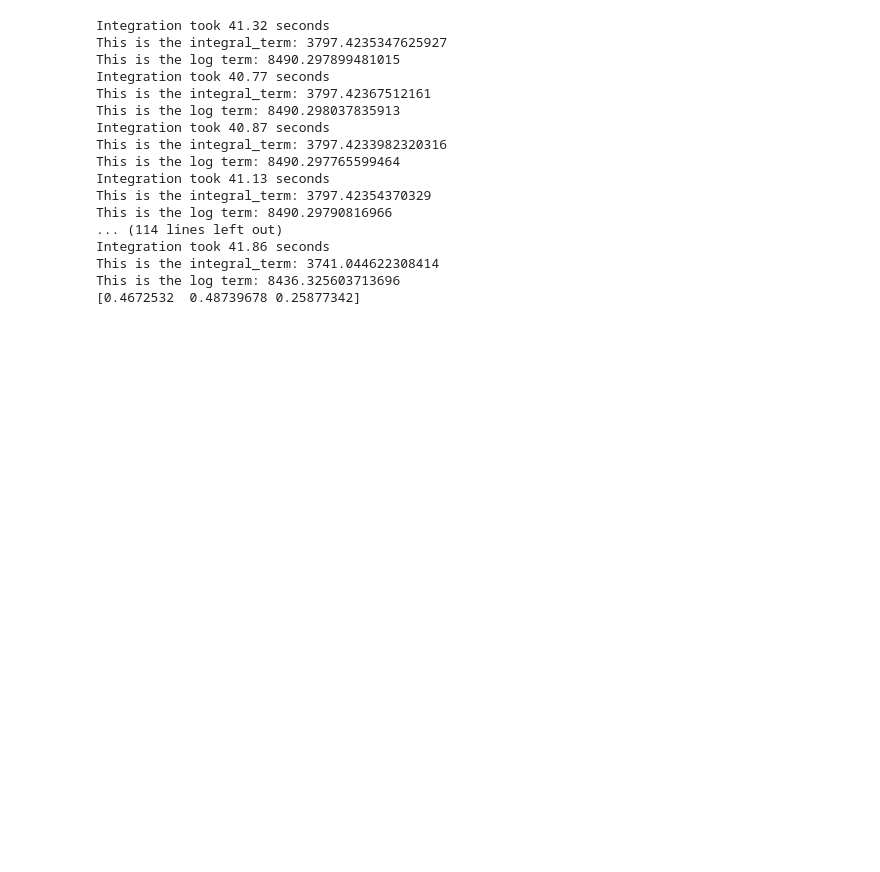
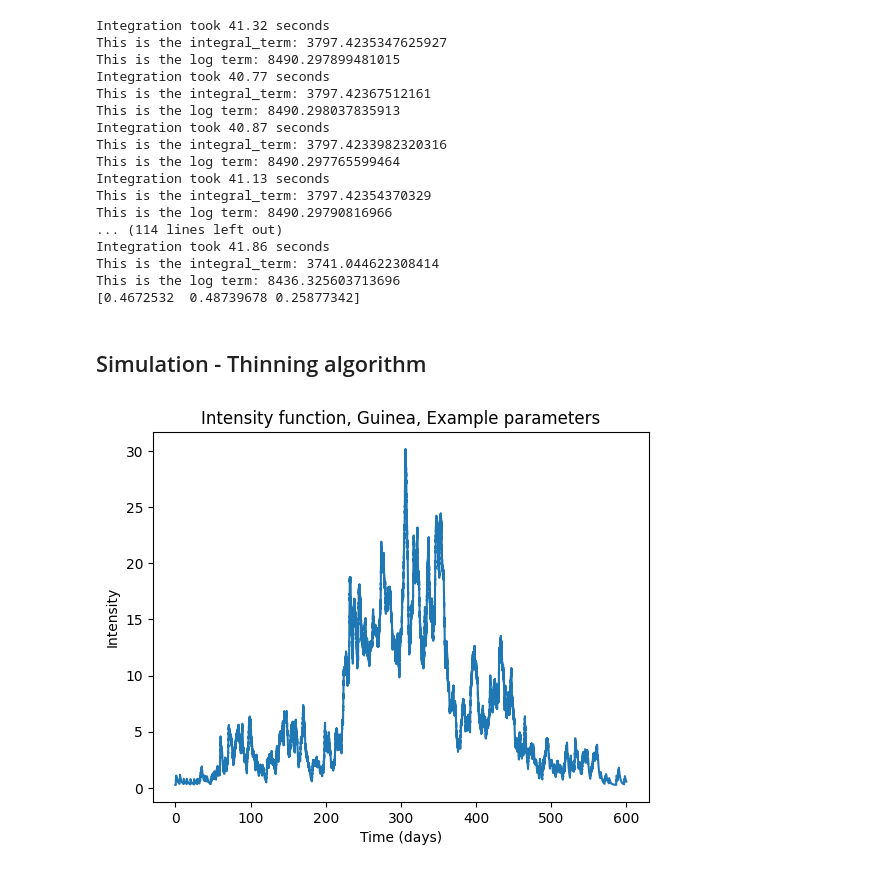
Before and after one commit to FormulaRabbit81/Group_Disease_2.0, a Jupyter notebook: Rough/Alex/ebola.ipynb, the cells around one changed output. Saved outputs shown, nothing was run; the diff lists cells and outputs as text; code cells hidden in the pictures; blank space fills up the shorter version.

Commit message:
simulation thinning algorithm

```diff
--- a/Rough/Alex/ebola.ipynb
+++ b/Rough/Alex/ebola.ipynb
@@ -610,3 +610,9 @@ Integration took 41.86 seconds
 This is the integral_term: 3741.044622308414
 This is the log term: 8436.325603713696
 [0.4672532  0.48739678 0.25877342]
+# %% [markdown]
+## Simulation - Thinning algorithm
+# %%
+intensity_plot(600, [0.4672532, 0.48739678, 0.25877342])
+# %% [output]
+[figure, added]
```
Also changed, not shown: parts of 1 cell of this notebook.
